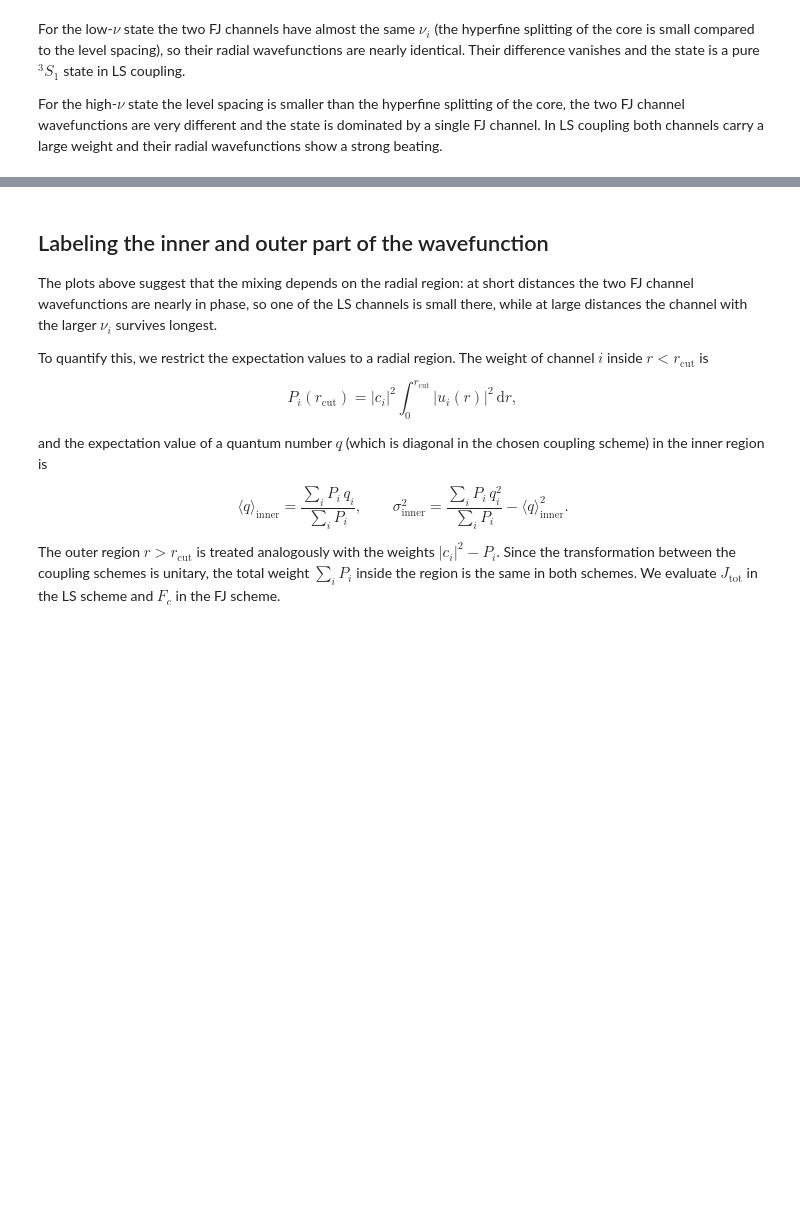
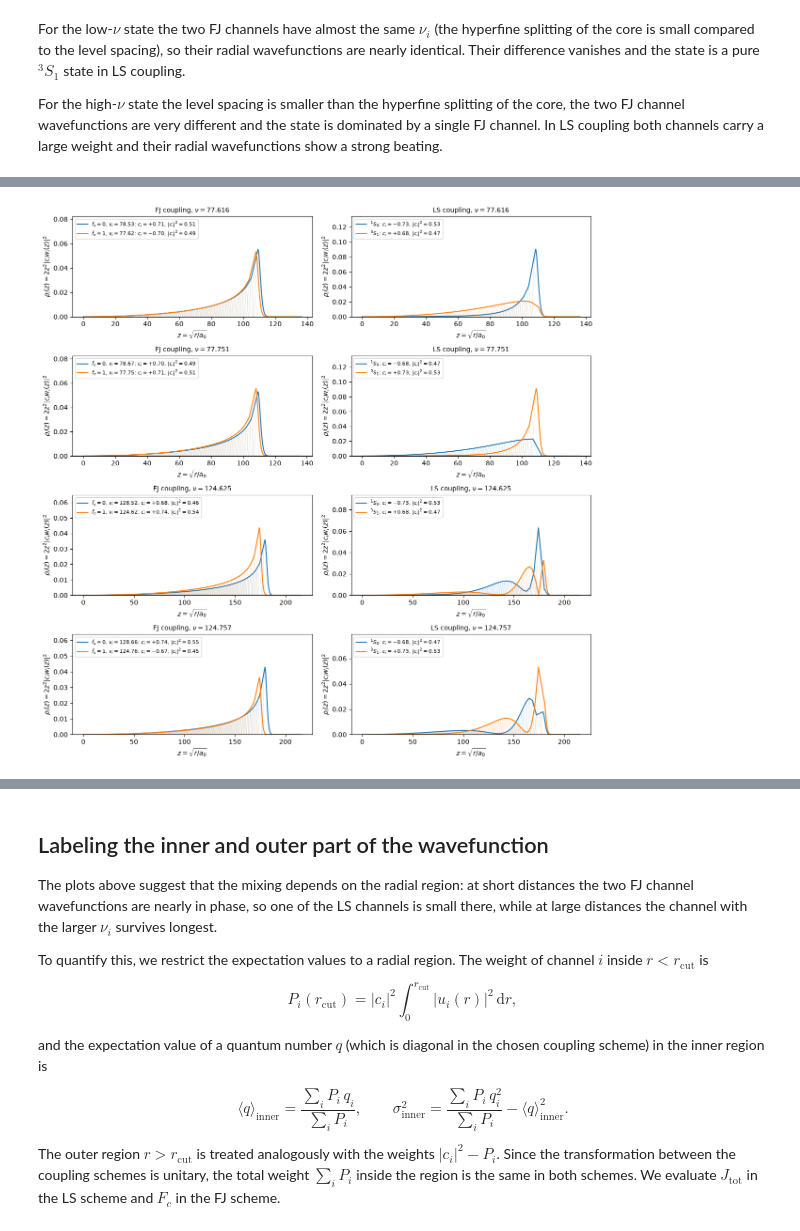
Before and after one commit to johannes-moegerle/rydstate, a Jupyter notebook: docs/examples/mqdt/mqdt_radial_wavefunctions_fj_vs_ls.ipynb, the cells around one changed output, grey strips where cells are left out. Saved outputs shown, nothing was run; the diff lists cells and outputs as text; code cells hidden in the pictures; blank space fills up the shorter version.

```diff
--- a/docs/examples/mqdt/mqdt_radial_wavefunctions_fj_vs_ls.ipynb
+++ b/docs/examples/mqdt/mqdt_radial_wavefunctions_fj_vs_ls.ipynb
@@ -226,0 +239,43 @@ In LS coupling both channels carry a large weight and their radial wavefunctions
+# %%
+def calc_density(coeff: float, ket: RydbergKet) -> np.ndarray:
+    """Return the radial probability density 2 z^2 |c_i w_i(z)|^2 of a channel on its z grid."""
+    radial = ket.radial
+    return 2 * radial.z_list**2 * (coeff * radial.w_list) ** 2
+
+
+def calc_envelope(z_list: np.ndarray, density: np.ndarray) -> np.ndarray:
+    """Return the envelope of an oscillating density by linear interpolation between its local maxima."""
+    peaks, _ = find_peaks(density)
+    envelope = np.interp(z_list, z_list[peaks], density[peaks])
+    # before the first and after the last maximum the density itself is monotonic, so use it directly
+    outside = (z_list < z_list[peaks[0]]) | (z_list > z_list[peaks[-1]])
+    envelope[outside] = density[outside]
+    return envelope
+
+
+def plot_density_channels(ax: plt.Axes, state: rydstate.RydbergStateMQDT, coupling_scheme: str) -> None:
+    """Plot the channel resolved probability density and its envelope in the given coupling scheme."""
+    for j, (coeff, ket) in enumerate(get_channels(state, coupling_scheme)):
+        z_list = ket.radial.z_list
+        density = calc_density(coeff, ket)
+        ax.plot(z_list, density, f"C{j}", lw=0.3, alpha=0.6)
+        ax.plot(z_list, calc_envelope(z_list, density), f"C{j}", lw=1.5, label=get_channel_label(coeff, ket))
+    ax.set_xlabel(r"$z = \sqrt{r / a_0}$")
+    ax.set_ylabel(r"$\rho_i(z) = 2 z^2 |c_i w_i(z)|^2$")
+    y_min, y_max = ax.get_ylim()
+    ax.set_ylim(0, y_max + 0.4 * (y_max - y_min))
+    ax.legend(loc="upper left", fontsize=8)
+
+
+fig, axs = plt.subplots(n_plot, 2, figsize=(12, 3 * n_plot), sharex="row")
+for row, i in enumerate(plot_indices):
+    state = basis.states[i]
+    for col, coupling_scheme in enumerate(["FJ", "LS"]):
+        ax = axs[row, col]
+        plot_density_channels(ax, state, coupling_scheme)
+        ax.set_title(rf"{coupling_scheme} coupling, $\nu = {nu[i]:.3f}$", fontsize=10)
+
+fig.tight_layout()
+plt.show()
+# %% [output]
+[figure, added]
```
Also changed, not shown: parts of 3 cells of this notebook.
